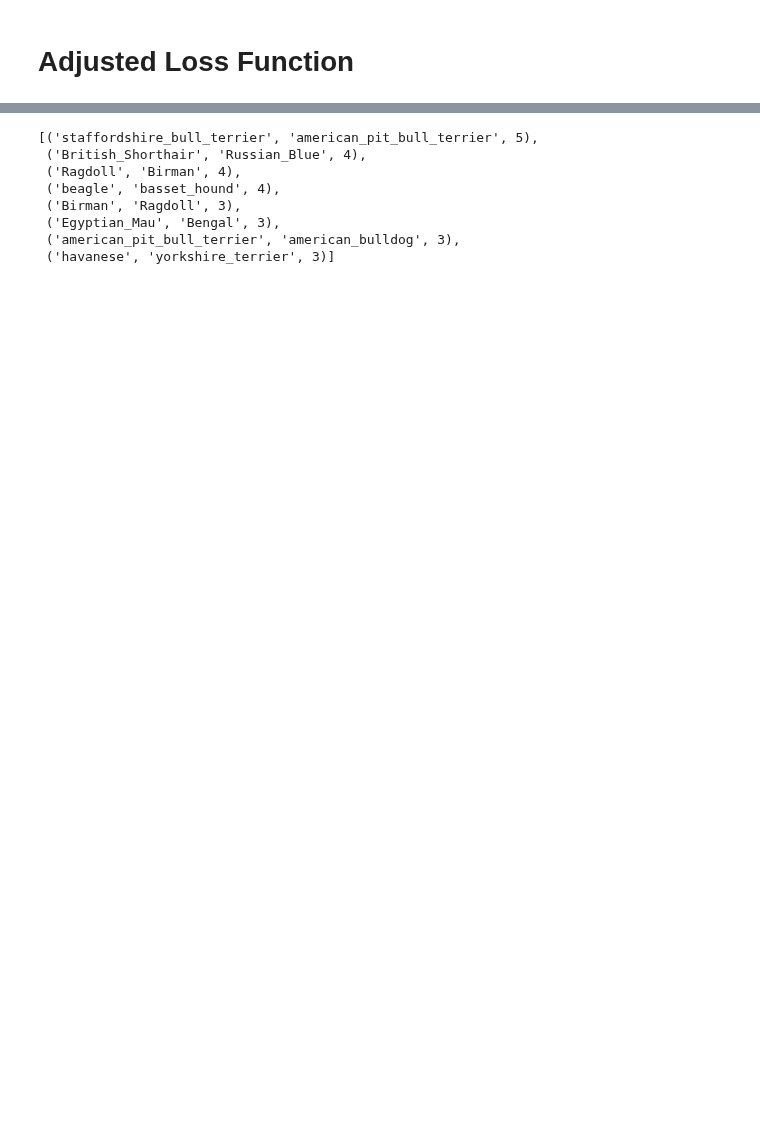
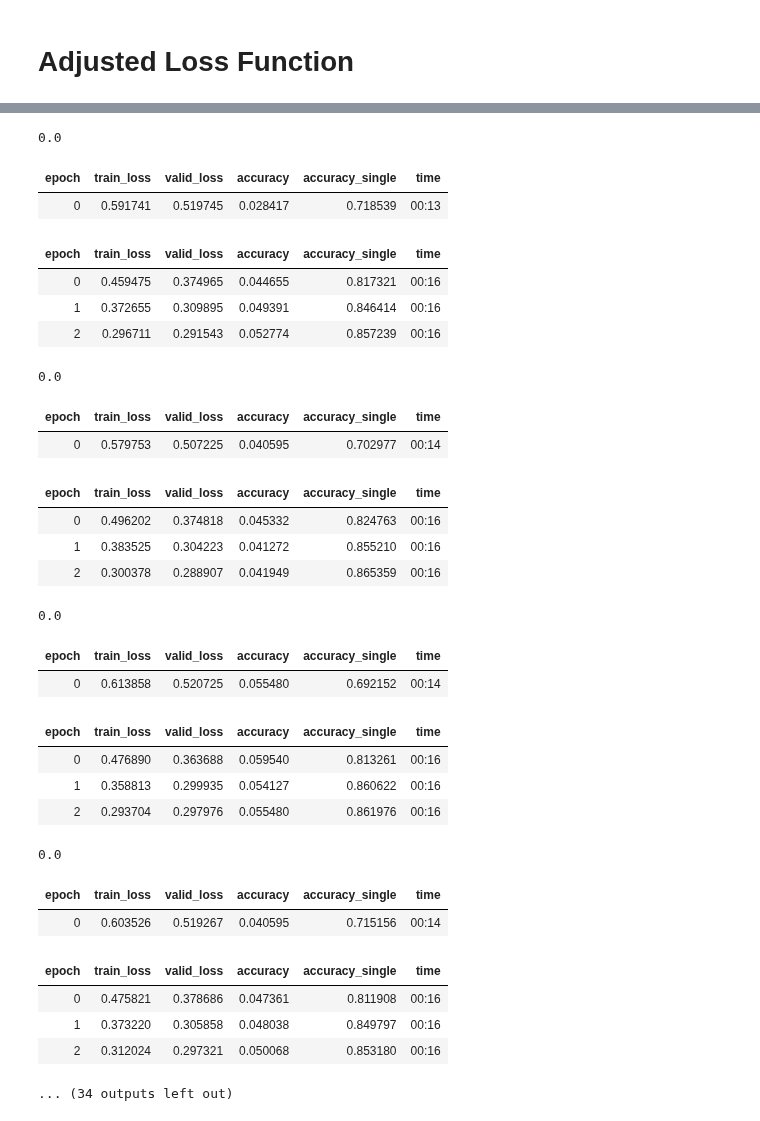
Before and after one commit to 1Paws7/blog, a Jupyter notebook: _notebooks/2020-07-19-Weighted Closeness - Fine Grain Image Classifier-Copy1.ipynb, the cells around one changed output, grey strips where cells are left out. Cells and saved outputs as stored; diff of their text form; code cells hidden in the pictures; blank space fills up the shorter version.

```diff
--- a/_notebooks/2020-07-19-Weighted Closeness - Fine Grain Image Classifier-Copy1.ipynb
+++ b/_notebooks/2020-07-19-Weighted Closeness - Fine Grain Image Classifier-Copy1.ipynb
@@ -44,3 +59,0 @@ dls = pets.dataloaders(path/"images",bs=8)
-# %%
-learn = cnn_learner(dls, resnet34, metrics=error_rate)
-lr_min,lr_steep = learn.lr_find()
@@ -52,6 +59,0 @@ Consider using one of the following signatures instead:
-# %%
-learn.fit_one_cycle(3, lr_steep)
-learn.unfreeze()
-
-lr_min,lr_steep = learn.lr_find()
-learn.fit_one_cycle(6, lr_max=slice(lr_steep,lr_steep*20))
@@ -64,2 +59,0 @@ learn.recorder.plot_loss()
-# %%
-learn = cnn_learner(dls, resnet34, metrics=error_rate,loss_func=LabelSmoothingCrossEntropy())
@@ -100,2 +63,0 @@ class LabelSmoothingCrossEntropy_weighted(Module):
-# %%
-learn = cnn_learner(dls, resnet34, metrics=error_rate,loss_func=LabelSmoothingCrossEntropy_weighted())
@@ -128,11 +63,0 @@ interp.plot_top_losses(9, figsize=(15,10))
-# %%
-interp.most_confused(min_val=3)
-# %% [output]
-[('staffordshire_bull_terrier', 'american_pit_bull_terrier', 5),
- ('British_Shorthair', 'Russian_Blue', 4),
- ('Ragdoll', 'Birman', 4),
- ('beagle', 'basset_hound', 4),
- ('Birman', 'Ragdoll', 3),
- ('Egyptian_Mau', 'Bengal', 3),
- ('american_pit_bull_terrier', 'american_bulldog', 3),
- ('havanese', 'yorkshire_terrier', 3)]
@@ -138,0 +101,53 @@ interp.most_confused(min_val=3)
+# %%
+from functools import partial
+weights = np.array(range(0,21))/20
+results = pd.DataFrame()
+id_num = 1
+for w in weights:
+    for i in range(0,10):
+        print(w)
+        tmp_loss = partial(final_loss,w=w)
+        learn = cnn_learner(dls, resnet18, metrics=[accuracy,accuracy_single], pretrained=True, loss_func = tmp_loss)
+        learn.fine_tune(3)
+
+        df = pd.DataFrame(learn.recorder.values)
+        df.columns = learn.recorder.metric_names[1:-1]
+        df['w'] = w
+        df['id'] = id_num
+
+        results = results.append(df)
+
+        id_num = id_num + 1
+
+        learn = None
+        torch.cuda.empty_cache()
+# %% [output]
+0.0
+| epoch | train_loss | valid_loss | accuracy | accuracy_single | time |
+| 0 | 0.591741 | 0.519745 | 0.028417 | 0.718539 | 00:13 |
+| epoch | train_loss | valid_loss | accuracy | accuracy_single | time |
+| 0 | 0.459475 | 0.374965 | 0.044655 | 0.817321 | 00:16 |
+| 1 | 0.372655 | 0.309895 | 0.049391 | 0.846414 | 00:16 |
+| 2 | 0.296711 | 0.291543 | 0.052774 | 0.857239 | 00:16 |
+0.0
+| epoch | train_loss | valid_loss | accuracy | accuracy_single | time |
+| 0 | 0.579753 | 0.507225 | 0.040595 | 0.702977 | 00:14 |
+| epoch | train_loss | valid_loss | accuracy | accuracy_single | time |
+| 0 | 0.496202 | 0.374818 | 0.045332 | 0.824763 | 00:16 |
+| 1 | 0.383525 | 0.304223 | 0.041272 | 0.855210 | 00:16 |
+| 2 | 0.300378 | 0.288907 | 0.041949 | 0.865359 | 00:16 |
+0.0
+| epoch | train_loss | valid_loss | accuracy | accuracy_single | time |
+| 0 | 0.613858 | 0.520725 | 0.055480 | 0.692152 | 00:14 |
+| epoch | train_loss | valid_loss | accuracy | accuracy_single | time |
+| 0 | 0.476890 | 0.363688 | 0.059540 | 0.813261 | 00:16 |
+| 1 | 0.358813 | 0.299935 | 0.054127 | 0.860622 | 00:16 |
+| 2 | 0.293704 | 0.297976 | 0.055480 | 0.861976 | 00:16 |
+0.0
+| epoch | train_loss | valid_loss | accuracy | accuracy_single | time |
+| 0 | 0.603526 | 0.519267 | 0.040595 | 0.715156 | 00:14 |
+| epoch | train_loss | valid_loss | accuracy | accuracy_single | time |
+| 0 | 0.475821 | 0.378686 | 0.047361 | 0.811908 | 00:16 |
+| 1 | 0.373220 | 0.305858 | 0.048038 | 0.849797 | 00:16 |
+| 2 | 0.312024 | 0.297321 | 0.050068 | 0.853180 | 00:16 |
+... (34 outputs left out)
```
Also changed, not shown: parts of 20 cells of this notebook.
